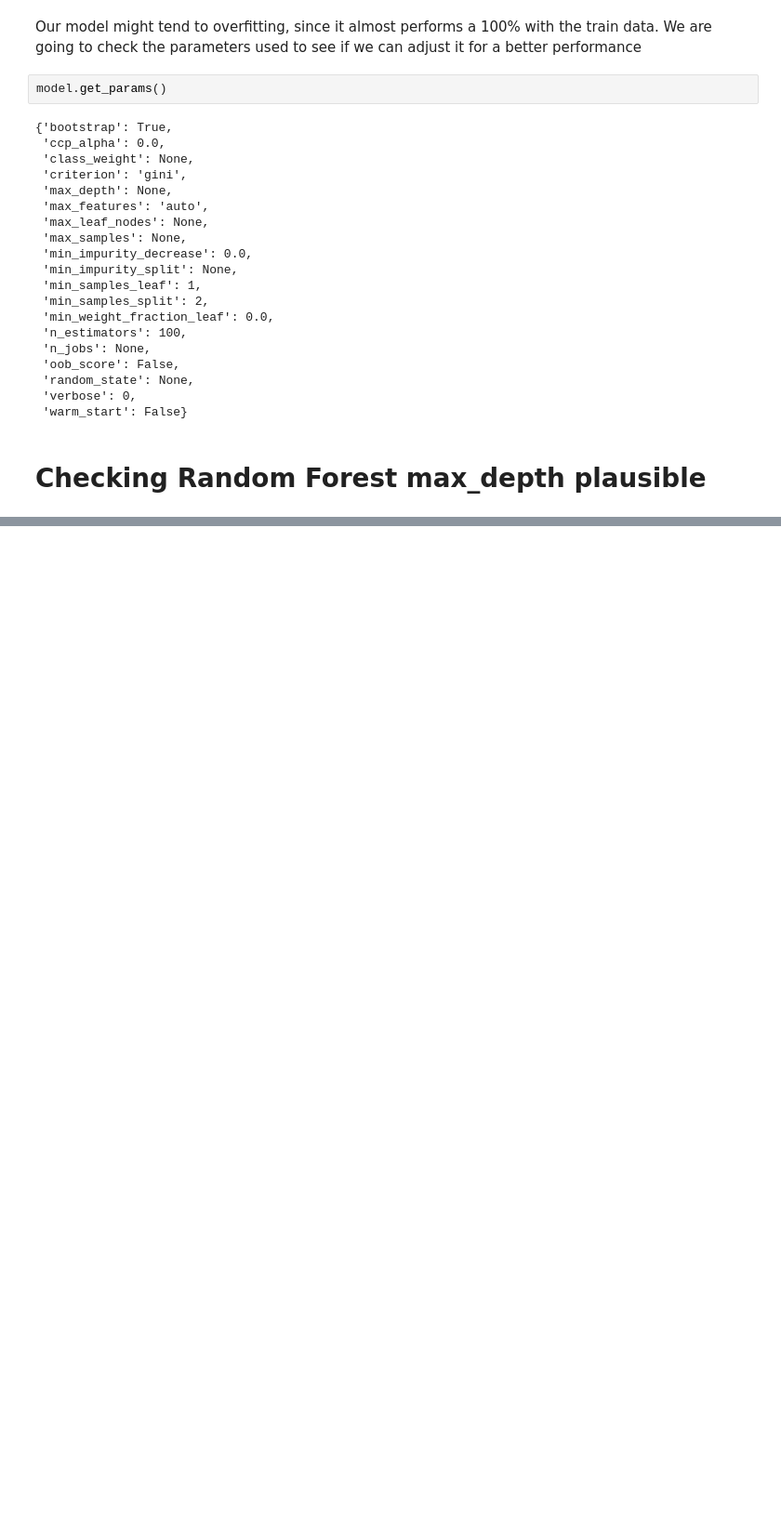
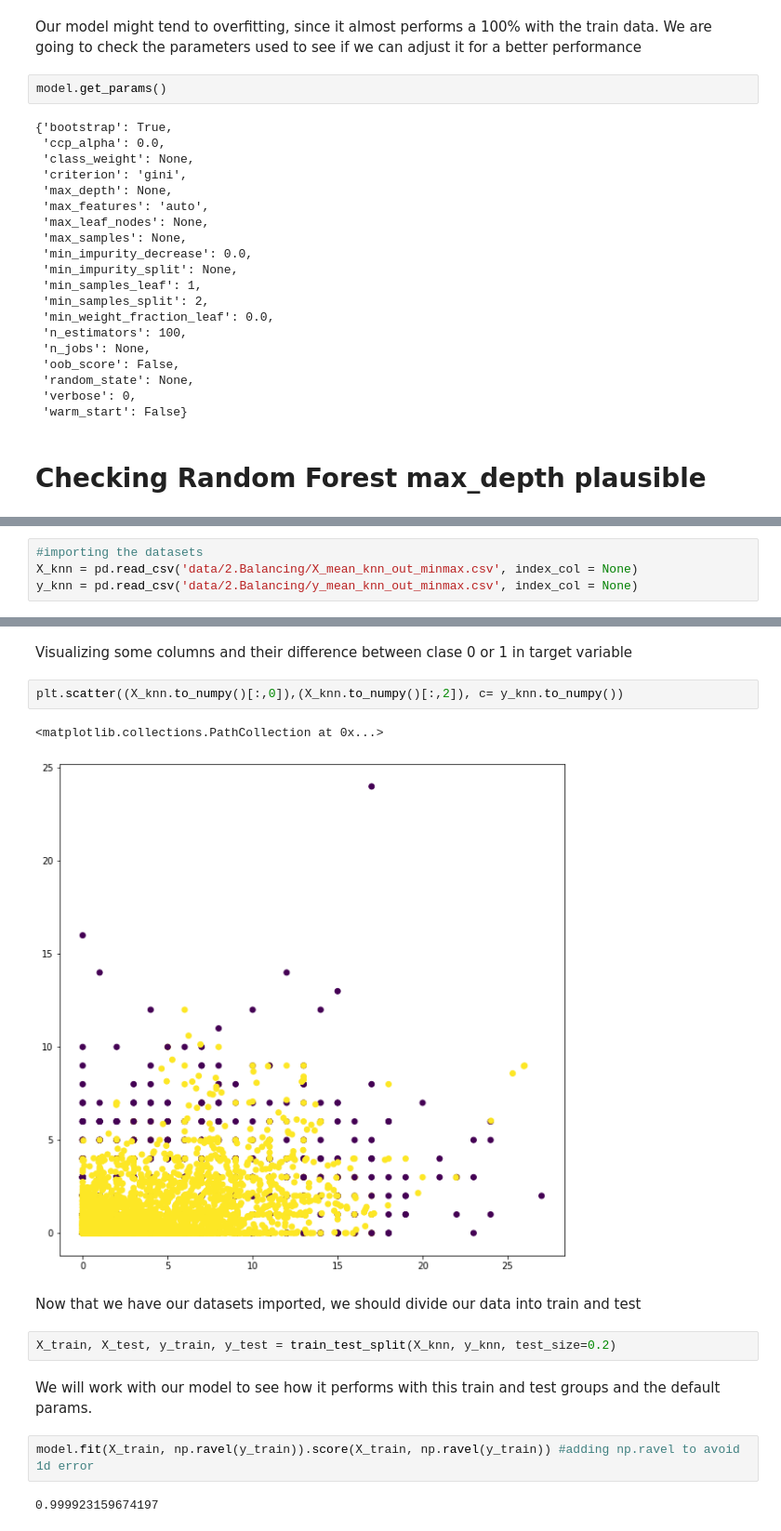
Before and after one commit to ironhack-bcn-data-june-2020/project-ml-onlineshop, a Jupyter notebook: RandomForestmodel.ipynb, the cells around one changed output, grey strips where cells are left out. Shown at 93% size. Saved outputs shown, nothing was run; the diff lists cells and outputs as text; blank space fills up the shorter version.

Commit message:
Random Forest applied to datasets, pending to do the PCA ones

```diff
--- a/RandomForestmodel.ipynb
+++ b/RandomForestmodel.ipynb
@@ -164,0 +221,4 @@ param_grid = {
+# %%
+#importing the datasets
+X_knn = pd.read_csv('data/2.Balancing/X_mean_knn_out_minmax.csv', index_col = None)
+y_knn = pd.read_csv('data/2.Balancing/y_mean_knn_out_minmax.csv', index_col = None)
@@ -164,0 +243,17 @@ param_grid = {
+# %% [markdown]
+Visualizing some columns and their difference between clase 0 or 1 in target variable
+# %%
+plt.scatter((X_knn.to_numpy()[:,0]),(X_knn.to_numpy()[:,2]), c= y_knn.to_numpy())
+# %% [output]
+<matplotlib.collections.PathCollection at 0x...>
+[figure, added]
+# %% [markdown]
+Now that we have our datasets imported, we should divide our data into train and test
+# %%
+X_train, X_test, y_train, y_test = train_test_split(X_knn, y_knn, test_size=0.2)
+# %% [markdown]
+We will work with our model to see how it performs with this train and test groups and the default params.
+# %%
+model.fit(X_train, np.ravel(y_train)).score(X_train, np.ravel(y_train)) #adding np.ravel to avoid 1d error
+# %% [output]
+0.999923159674197
```
Also changed, not shown: parts of 70 cells of this notebook, 1 other file.
